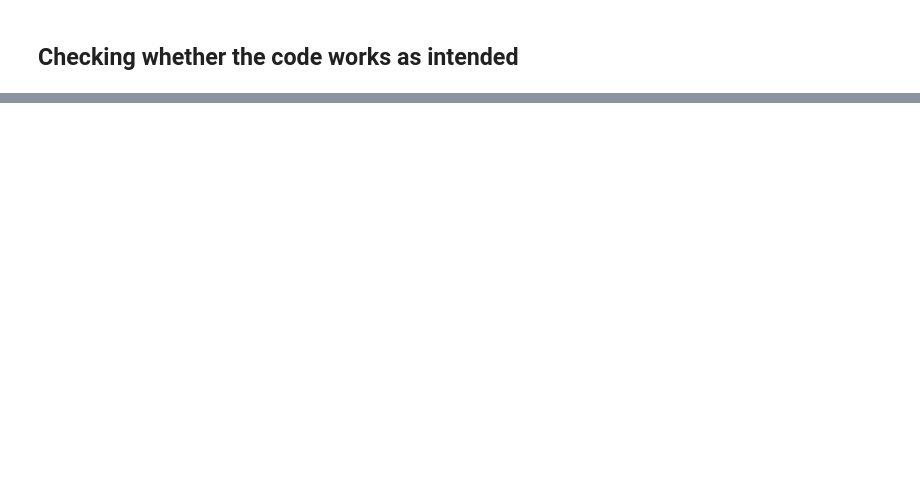
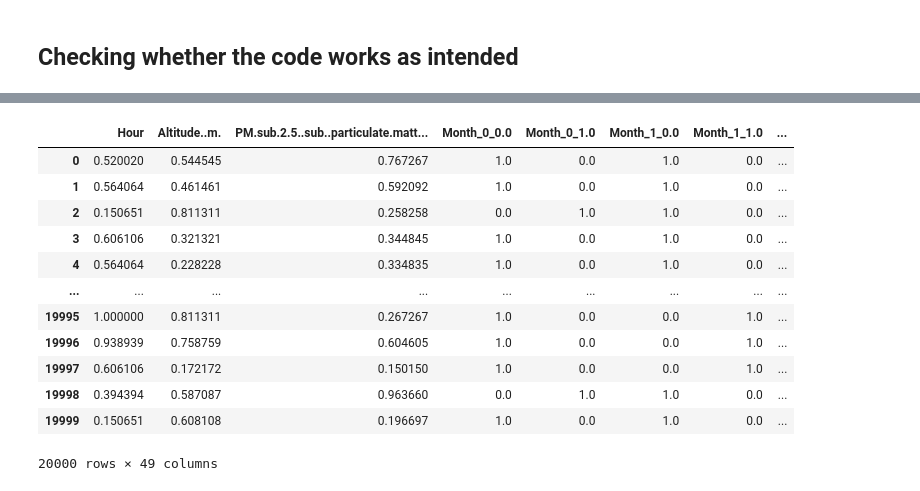
Before and after one commit to Bartosz-G/non-homogenous-data-working-repo, a Jupyter notebook: LcnExperiment.ipynb, the cells around one changed output, grey strips where cells are left out. Drawn from its saved outputs; the diff is of its cells as text; code cells hidden in the pictures; blank space fills up the shorter version.

```diff
--- a/LcnExperiment.ipynb
+++ b/LcnExperiment.ipynb
@@ -480,0 +603,16 @@ X, y, categorical_indicator, attribute_names = data_pre_processing.apply(model,
+# %%
+X
+# %% [output]
+|  | Hour | Altitude..m. | PM.sub.2.5..sub..particulate.matt... | Month_0_0.0 | Month_0_1.0 | Month_1_0.0 | Month_1_1.0 | ... |
+| 0 | 0.520020 | 0.544545 | 0.767267 | 1.0 | 0.0 | 1.0 | 0.0 | ... |
+| 1 | 0.564064 | 0.461461 | 0.592092 | 1.0 | 0.0 | 1.0 | 0.0 | ... |
+| 2 | 0.150651 | 0.811311 | 0.258258 | 0.0 | 1.0 | 1.0 | 0.0 | ... |
+| 3 | 0.606106 | 0.321321 | 0.344845 | 1.0 | 0.0 | 1.0 | 0.0 | ... |
+| 4 | 0.564064 | 0.228228 | 0.334835 | 1.0 | 0.0 | 1.0 | 0.0 | ... |
+| ... | ... | ... | ... | ... | ... | ... | ... | ... |
+| 19995 | 1.000000 | 0.811311 | 0.267267 | 1.0 | 0.0 | 0.0 | 1.0 | ... |
+| 19996 | 0.938939 | 0.758759 | 0.604605 | 1.0 | 0.0 | 0.0 | 1.0 | ... |
+| 19997 | 0.606106 | 0.172172 | 0.150150 | 1.0 | 0.0 | 0.0 | 1.0 | ... |
+| 19998 | 0.394394 | 0.587087 | 0.963660 | 0.0 | 1.0 | 1.0 | 0.0 | ... |
+| 19999 | 0.150651 | 0.608108 | 0.196697 | 1.0 | 0.0 | 1.0 | 0.0 | ... |
+20000 rows × 49 columns
```
Also changed, not shown: parts of 18 cells of this notebook, 1 other file.
